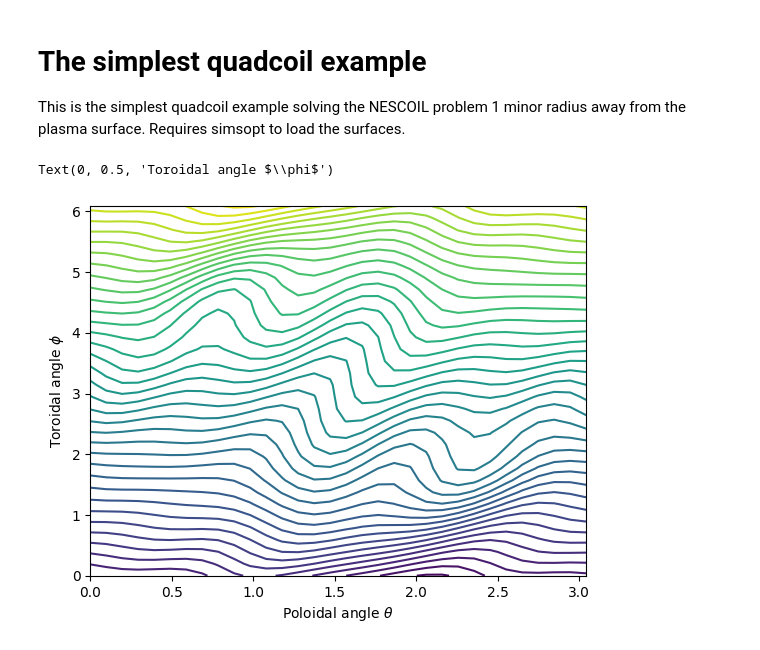
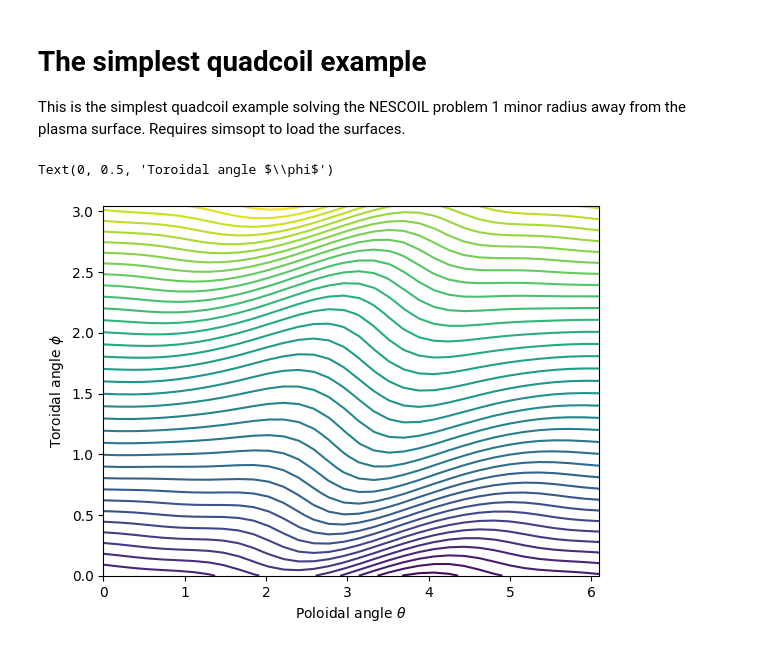
Before and after one commit to lankef/quadcoil, a Jupyter notebook: examples/simple_example.ipynb, the cells around one changed output. Cells and saved outputs as stored; diff of their text form; code cells hidden in the pictures.

```diff
--- a/examples/simple_example.ipynb
+++ b/examples/simple_example.ipynb
@@ -32,18 +32,18 @@ nescoil_out_dict, nescoil_qp, nescoil_phi_mn, _ = quadcoil(
 )
 # %%
 # Plotting the solution
-from quadcoil.objective import Phi_with_net_current
+from quadcoil.quantity import Phi_with_net_current
 import matplotlib.pyplot as plt
 import numpy as np
 
 plt.contour(
-    np.pi*2*nescoil_qp.quadpoints_phi,
-    np.pi*2*nescoil_qp.quadpoints_theta,
+    np.pi*2*nescoil_qp.eval_surface.quadpoints_theta,
+    np.pi*2*nescoil_qp.eval_surface.quadpoints_phi,
     Phi_with_net_current(nescoil_qp, nescoil_phi_mn),
     levels=40
 )
 plt.xlabel(r'Poloidal angle $\theta$')
 plt.ylabel(r'Toroidal angle $\phi$')
 # %% [output]
 Text(0, 0.5, 'Toroidal angle $\\phi$')
-[figure, old version]
+[figure, new version]
```
Also changed, not shown: 10 other files.
